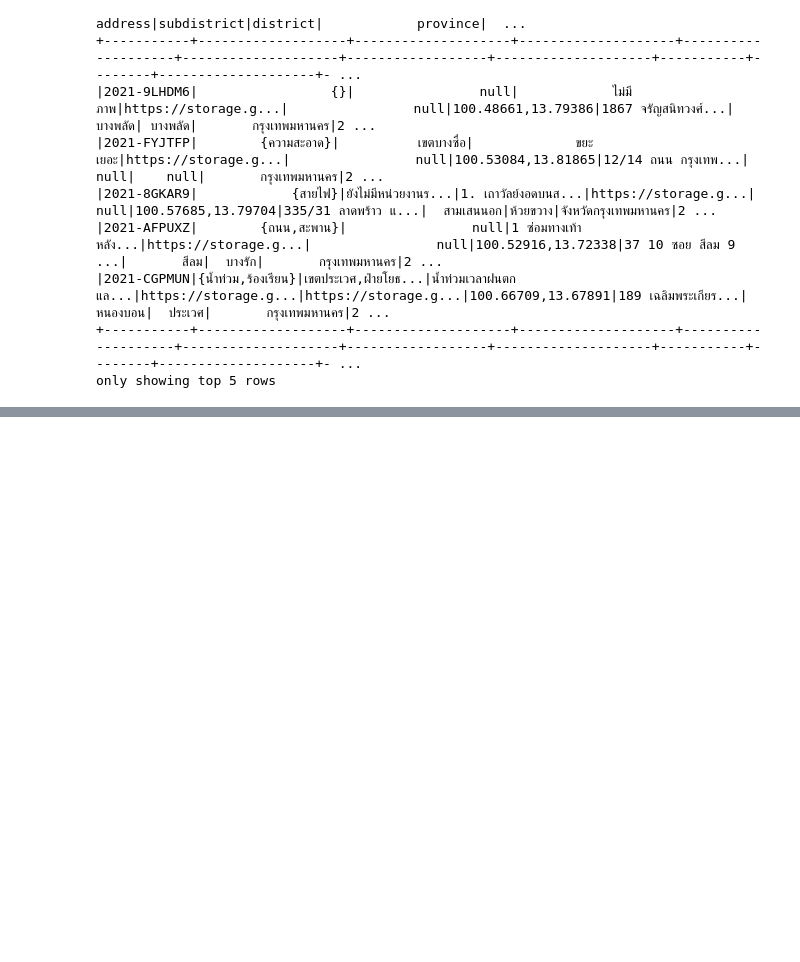
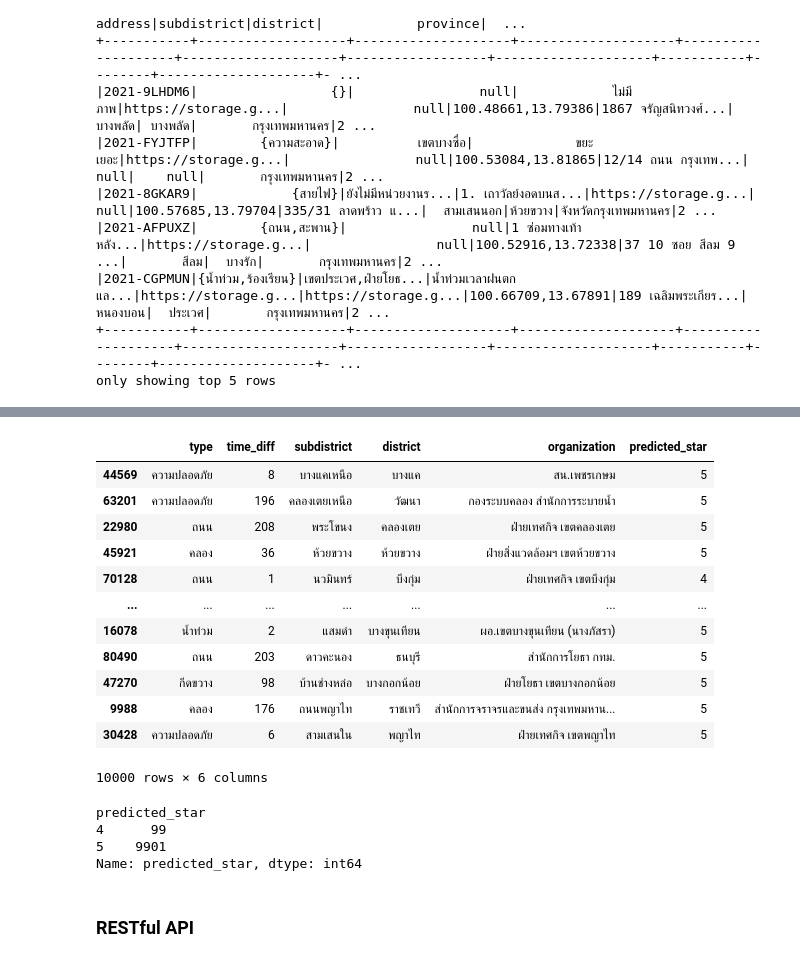
Before and after one commit to namolert/TraffyFondue, a Jupyter notebook: traffy-fondue.ipynb, the cells around one changed output, grey strips where cells are left out. Cells and saved outputs as stored; diff of their text form; code cells hidden in the pictures; blank space fills up the shorter version.

```diff
--- a/traffy-fondue.ipynb
+++ b/traffy-fondue.ipynb
@@ -346,0 +147,3 @@ Error:
+# %%
+df = df.filter((df['province'] == 'กรุงเทพมหานคร') | (df['province'] == 'จังหวัดกรุงเทพมหานคร'))
+df.groupBy(col('province')).count().show()
@@ -346,0 +332,9 @@ Error:
+# %%
+df_use = df.filter((df['district'] != 'คลองสาน') \
+    & (df['subdistrict'] != 'กระทุ่มราย') \
+    & (df['type'] != 'PM2.5') \
+    & (df['organization'] != 'เขตบางกะปิ'))
+df_combined = df_use.toPandas().copy()
+df_combined['combined'] = df_combined.apply(lambda x: list([x['subdistrict'],x['district'],x['organization']]), axis=1)
+df_combined = df_combined[['type', 'time_diff', 'combined']]
+df_combined
@@ -346,0 +355,12 @@ Error:
+# %%
+new_df = pd.DataFrame()
+for column in df_combined.columns:
+    if column == 'combined':
+        new_df[column] = df_combined[column]
+    else:
+        new_df[column] = df_combined[column].sample(frac=1).reset_index(drop=True)
+
+random_sample = new_df.sample(n=10000, random_state=112)
+random_sample[['subdistrict', 'district', 'organization']] = random_sample['combined'].apply(pd.Series)
+random_sample_used = random_sample[['type','time_diff', 'subdistrict', 'district', 'organization']]
+random_sample_used
@@ -346,0 +381,33 @@ Error:
+# %%
+def predict_each(data, model, X_test):
+    test_dummy_df = pd.DataFrame(0, index=[0], columns=X_test.columns)
+    for e in ['type', 'time_diff', 'subdistrict', 'district', 'organization']:
+        if isinstance(data[e], str):
+            string_value = e + '_' + data[e]
+            test_dummy_df.loc[0, string_value] = 1
+    predicted_star = model.predict(test_dummy_df)
+    return predicted_star[0]
+
+random_sample_used['predicted_star'] = random_sample_used.apply(lambda row: predict_each(row, model, X_test), axis=1)
+random_sample_used
+# %% [output]
+|  | type | time_diff | subdistrict | district | organization | predicted_star |
+| 44569 | ความปลอดภัย | 8 | บางแคเหนือ | บางแค | สน.เพชรเกษม | 5 |
+| 63201 | ความปลอดภัย | 196 | คลองเตยเหนือ | วัฒนา | กองระบบคลอง สำนักการระบายน้ำ | 5 |
+| 22980 | ถนน | 208 | พระโขนง | คลองเตย | ฝ่ายเทศกิจ เขตคลองเตย | 5 |
+| 45921 | คลอง | 36 | ห้วยขวาง | ห้วยขวาง | ฝ่ายสิ่งแวดล้อมฯ เขตห้วยขวาง | 5 |
+| 70128 | ถนน | 1 | นวมินทร์ | บึงกุ่ม | ฝ่ายเทศกิจ เขตบึงกุ่ม | 4 |
+| ... | ... | ... | ... | ... | ... | ... |
+| 16078 | น้ำท่วม | 2 | แสมดำ | บางขุนเทียน | ผอ.เขตบางขุนเทียน (นางภัสรา) | 5 |
+| 80490 | ถนน | 203 | ดาวคะนอง | ธนบุรี | สำนักการโยธา กทม. | 5 |
+| 47270 | กีดขวาง | 98 | บ้านช่างหล่อ | บางกอกน้อย | ฝ่ายโยธา เขตบางกอกน้อย | 5 |
+| 9988 | คลอง | 176 | ถนนพญาไท | ราชเทวี | สำนักการจราจรและขนส่ง กรุงเทพมหาน... | 5 |
+| 30428 | ความปลอดภัย | 6 | สามเสนใน | พญาไท | ฝ่ายเทศกิจ เขตพญาไท | 5 |
+10000 rows × 6 columns
+# %%
+random_sample_used.groupby(['predicted_star'])['predicted_star'].count()
+# %% [output]
+predicted_star
+4      99
+5    9901
+Name: predicted_star, dtype: int64
@@ -346,0 +416,2 @@ Error:
+# %% [markdown]
+### RESTful API
```
Also changed, not shown: parts of 49 cells of this notebook.
